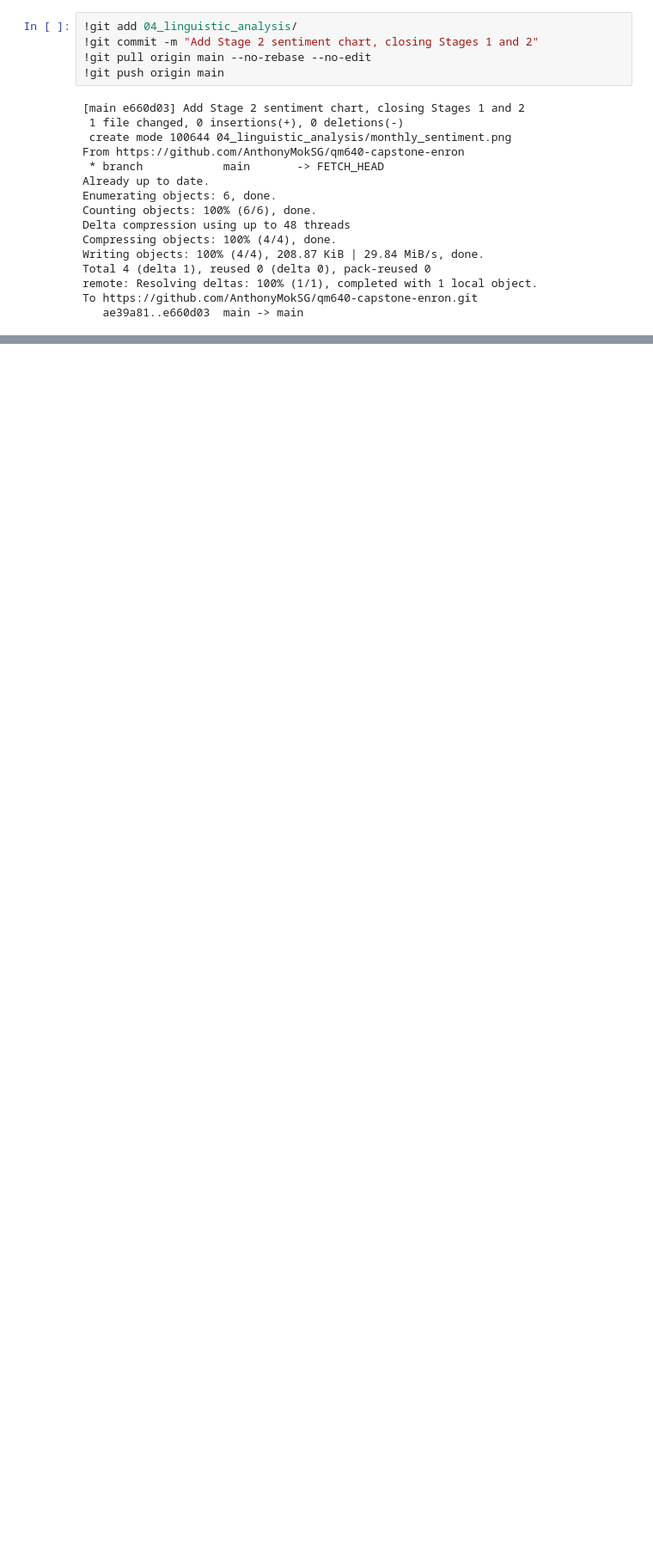
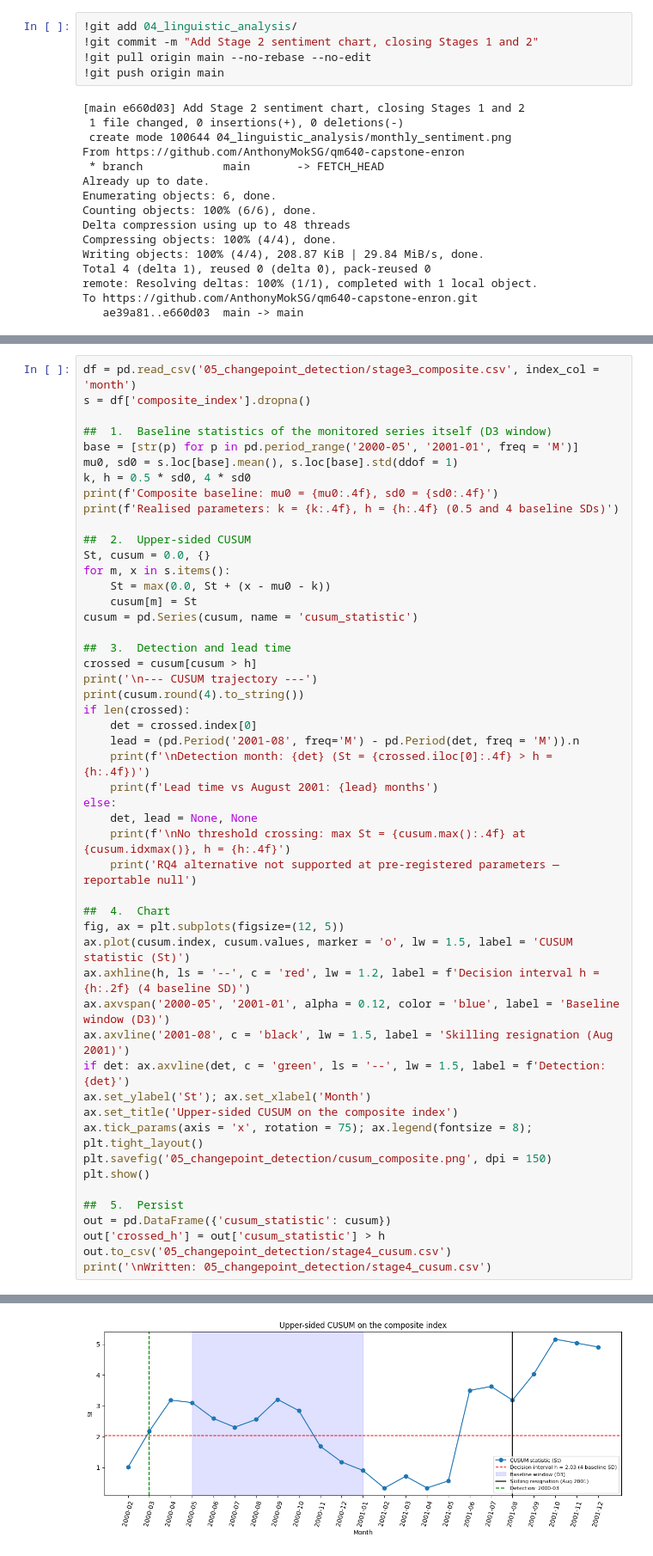
Before and after one commit to AnthonyMokSG/qm640-capstone-enron, a Jupyter notebook: 01_extraction/qm640_extraction.ipynb, the cells around one changed output, grey strips where cells are left out. Shown at 86% size. Saved outputs shown, nothing was run; the diff lists cells and outputs as text; blank space fills up the shorter version.

```diff
--- a/01_extraction/qm640_extraction.ipynb
+++ b/01_extraction/qm640_extraction.ipynb
@@ -2258,0 +2827,51 @@ To https://github.com/AnthonyMokSG/qm640-capstone-enron.git
+# %%
+df = pd.read_csv('05_changepoint_detection/stage3_composite.csv', index_col = 'month')
+s = df['composite_index'].dropna()
+
+##  1.  Baseline statistics of the monitored series itself (D3 window)
+base = [str(p) for p in pd.period_range('2000-05', '2001-01', freq = 'M')]
+mu0, sd0 = s.loc[base].mean(), s.loc[base].std(ddof = 1)
+k, h = 0.5 * sd0, 4 * sd0
+print(f'Composite baseline: mu0 = {mu0:.4f}, sd0 = {sd0:.4f}')
+print(f'Realised parameters: k = {k:.4f}, h = {h:.4f} (0.5 and 4 baseline SDs)')
+
+##  2.  Upper-sided CUSUM
+St, cusum = 0.0, {}
+for m, x in s.items():
+    St = max(0.0, St + (x - mu0 - k))
+    cusum[m] = St
+cusum = pd.Series(cusum, name = 'cusum_statistic')
+
+##  3.  Detection and lead time
+crossed = cusum[cusum > h]
+print('\n--- CUSUM trajectory ---')
+print(cusum.round(4).to_string())
+if len(crossed):
+    det = crossed.index[0]
+    lead = (pd.Period('2001-08', freq='M') - pd.Period(det, freq = 'M')).n
+    print(f'\nDetection month: {det} (St = {crossed.iloc[0]:.4f} > h = {h:.4f})')
+    print(f'Lead time vs August 2001: {lead} months')
+else:
+    det, lead = None, None
+    print(f'\nNo threshold crossing: max St = {cusum.max():.4f} at {cusum.idxmax()}, h = {h:.4f}')
+    print('RQ4 alternative not supported at pre-registered parameters — reportable null')
+
+##  4.  Chart
+fig, ax = plt.subplots(figsize=(12, 5))
+ax.plot(cusum.index, cusum.values, marker = 'o', lw = 1.5, label = 'CUSUM statistic (St)')
+ax.axhline(h, ls = '--', c = 'red', lw = 1.2, label = f'Decision interval h = {h:.2f} (4 baseline SD)')
+ax.axvspan('2000-05', '2001-01', alpha = 0.12, color = 'blue', label = 'Baseline window (D3)')
+ax.axvline('2001-08', c = 'black', lw = 1.5, label = 'Skilling resignation (Aug 2001)')
+if det: ax.axvline(det, c = 'green', ls = '--', lw = 1.5, label = f'Detection: {det}')
+ax.set_ylabel('St'); ax.set_xlabel('Month')
+ax.set_title('Upper-sided CUSUM on the composite index')
+ax.tick_params(axis = 'x', rotation = 75); ax.legend(fontsize = 8); plt.tight_layout()
+plt.savefig('05_changepoint_detection/cusum_composite.png', dpi = 150)
+plt.show()
+
+##  5.  Persist
+out = pd.DataFrame({'cusum_statistic': cusum})
+out['crossed_h'] = out['cusum_statistic'] > h
+out.to_csv('05_changepoint_detection/stage4_cusum.csv')
+print('\nWritten: 05_changepoint_detection/stage4_cusum.csv')
+# %% [output]
@@ -2258,0 +2895 @@ To https://github.com/AnthonyMokSG/qm640-capstone-enron.git
+[figure, added]
```
Also changed, not shown: parts of 33 cells of this notebook.
